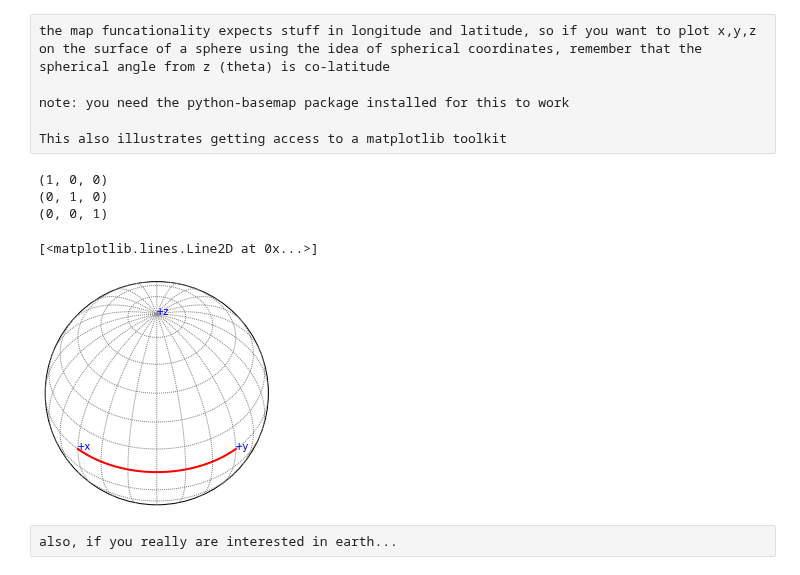
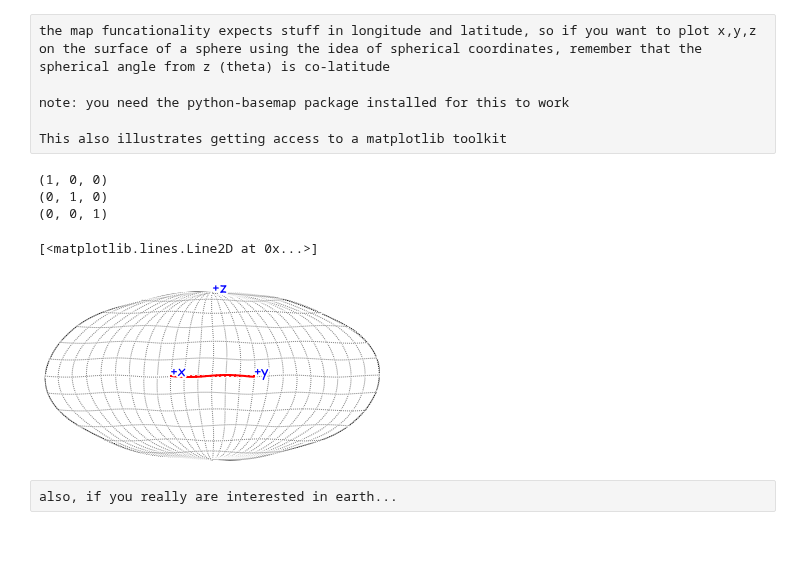
Before and after one commit to sbu-python-class/python-science, a Jupyter notebook: lectures/03-matplotlib/matplotlib-basics.ipynb, the cells around one changed output. Saved outputs shown, nothing was run; the diff lists cells and outputs as text; code cells hidden in the pictures; blank space fills up the shorter version.

```diff
--- a/lectures/03-matplotlib/matplotlib-basics.ipynb
+++ b/lectures/03-matplotlib/matplotlib-basics.ipynb
@@ -207,38 +209,38 @@ def to_lonlat(x,y,z):
 from mpl_toolkits.basemap import Basemap
 
 # other projections are allowed, e.g. "moll"
-map = Basemap(projection='ortho', lat_0 = 45, lon_0 = 45,
+map = Basemap(projection='moll', lat_0 = 45, lon_0 = 45,
               resolution = 'l', area_thresh = 1000.)
 
 map.drawmapboundary()
 
 map.drawmeridians(numpy.arange(0, 360, 15), color="0.5", latmax=90)
 map.drawparallels(numpy.arange(-90, 90, 15), color="0.5", latmax=90) #, labels=[1,0,0,1])
 
 # unit vectors (+x, +y, +z)
 points = [(1,0,0), (0,1,0), (0,0,1)]
 labels = ["+x", "+y", "+z"]
 
 i = 0
 while i < len(points):
     p = points[i]
     print p
     lon, lat = to_lonlat(p[0], p[1], p[2])
     xp, yp = map(lon, lat)
     s = pylab.text(xp, yp, labels[i], color="b", zorder=10)
     i += 1
 
 # draw a great circle arc between two points
 lats = [0, 0]
 lons = [0, 90]
 
 map.drawgreatcircle(lons[0], lats[0], lons[1], lats[1], linewidth=2, color="r")
 # %% [output]
 (1, 0, 0)
 (0, 1, 0)
 (0, 0, 1)
 [<matplotlib.lines.Line2D at 0x...>]
-[figure, old version]
+[figure, new version]
 # %% [raw]
 also, if you really are interested in earth...
 # %%
```
Also changed, not shown: parts of 14 cells of this notebook, 4 other files.
